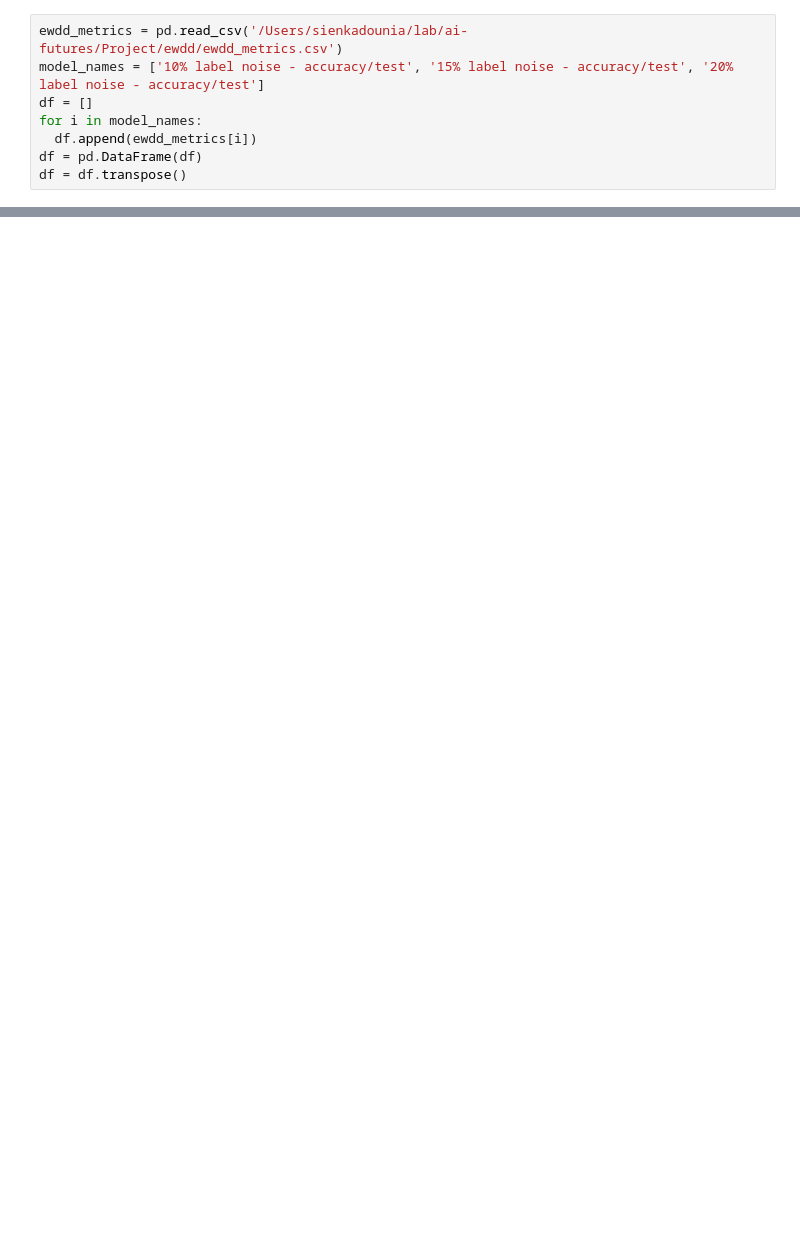
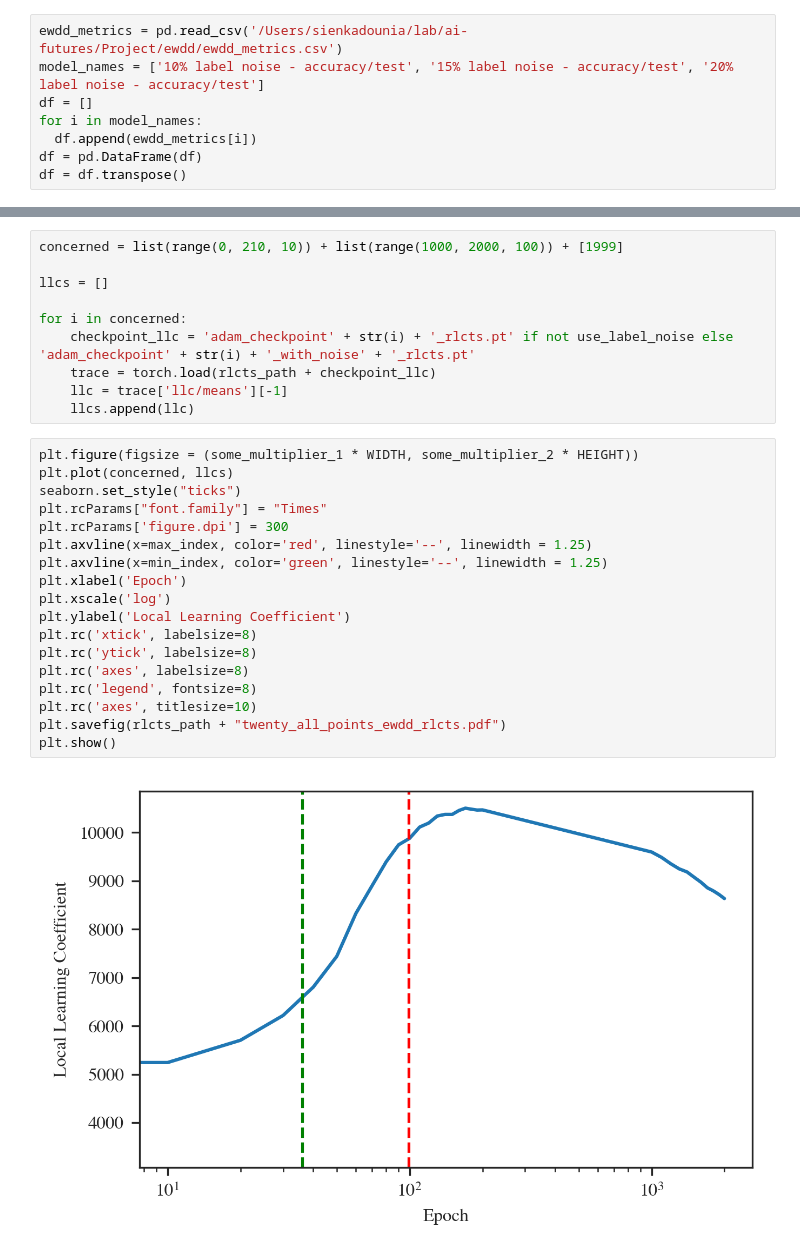
Before and after one commit to sienkus/slt-of-dd, a Jupyter notebook: ewdd/RLCT_estimatess.ipynb, the cells around one changed output, grey strips where cells are left out. Saved outputs shown, nothing was run; the diff lists cells and outputs as text; blank space fills up the shorter version.

```diff
--- a/ewdd/RLCT_estimatess.ipynb
+++ b/ewdd/RLCT_estimatess.ipynb
@@ -1036,0 +1025,30 @@ plt.show()
+# %%
+concerned = list(range(0, 210, 10)) + list(range(1000, 2000, 100)) + [1999]
+
+llcs = []
+
+for i in concerned:
+    checkpoint_llc = 'adam_checkpoint' + str(i) + '_rlcts.pt' if not use_label_noise else 'adam_checkpoint' + str(i) + '_with_noise' + '_rlcts.pt'
+    trace = torch.load(rlcts_path + checkpoint_llc)
+    llc = trace['llc/means'][-1]
+    llcs.append(llc)
+# %%
+plt.figure(figsize = (some_multiplier_1 * WIDTH, some_multiplier_2 * HEIGHT))
+plt.plot(concerned, llcs)
+seaborn.set_style("ticks")
+plt.rcParams["font.family"] = "Times"
+plt.rcParams['figure.dpi'] = 300
+plt.axvline(x=max_index, color='red', linestyle='--', linewidth = 1.25)
+plt.axvline(x=min_index, color='green', linestyle='--', linewidth = 1.25)
+plt.xlabel('Epoch')
+plt.xscale('log')
+plt.ylabel('Local Learning Coefficient')
+plt.rc('xtick', labelsize=8)
+plt.rc('ytick', labelsize=8)
+plt.rc('axes', labelsize=8)
+plt.rc('legend', fontsize=8)
+plt.rc('axes', titlesize=10)
+plt.savefig(rlcts_path + "twenty_all_points_ewdd_rlcts.pdf")
+plt.show()
+# %% [output]
+[figure, added]
```
Also changed, not shown: parts of 3 cells of this notebook.
